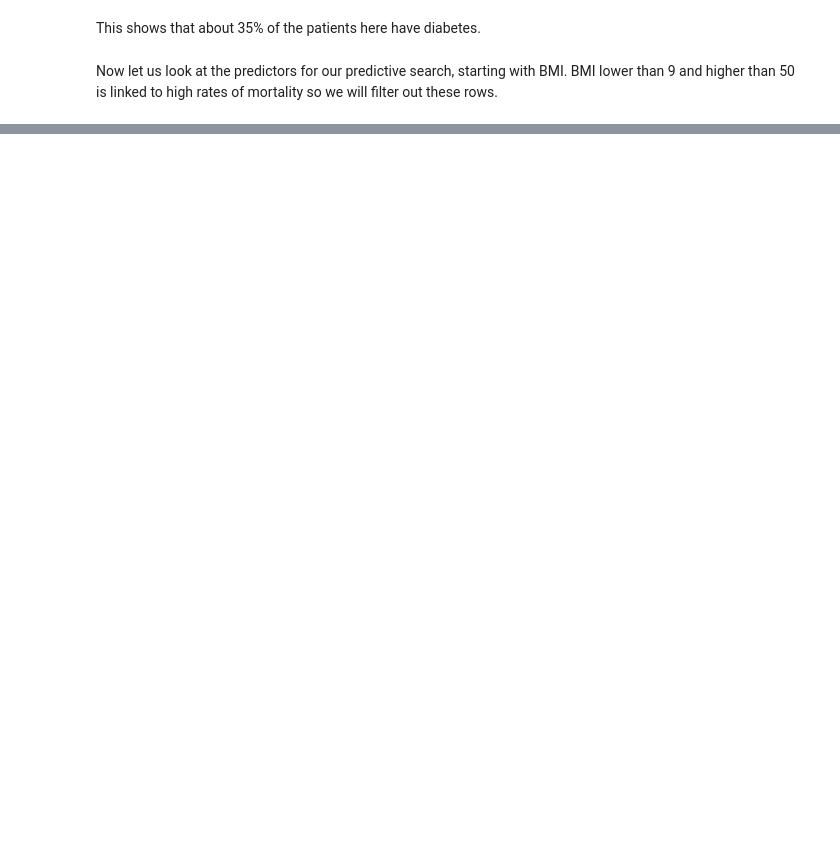
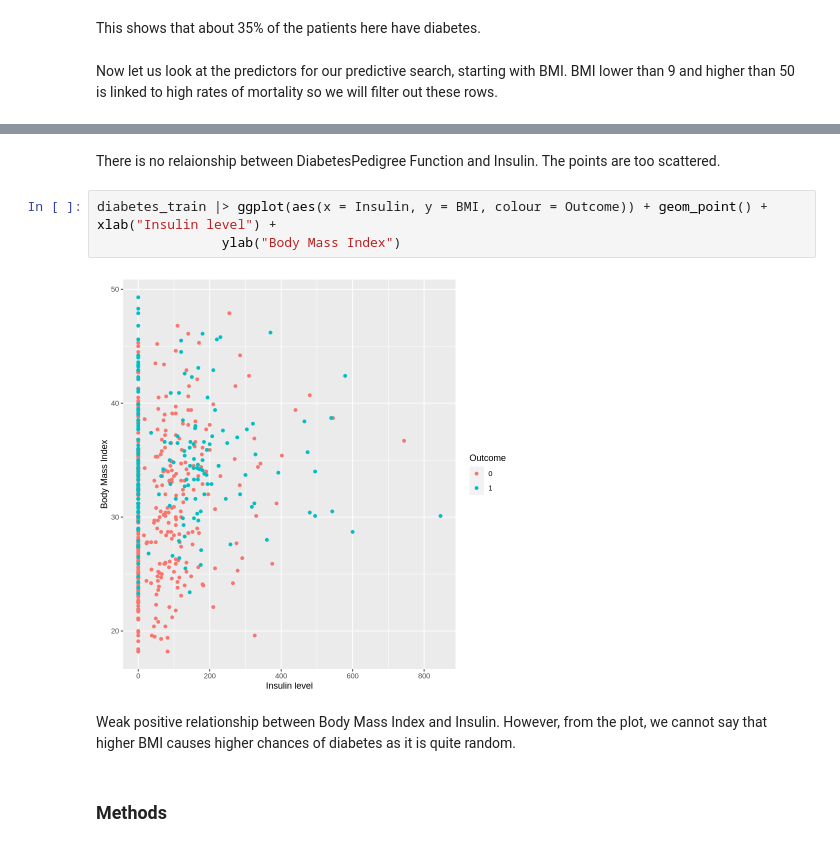
Before and after one commit to anu-raj-16/dsci_100_group_project_2023, a Jupyter notebook: proposal.ipynb, the cells around one changed output, grey strips where cells are left out. Drawn from its saved outputs; the diff is of its cells as text; blank space fills up the shorter version.

```diff
--- a/proposal.ipynb
+++ b/proposal.ipynb
@@ -87,0 +159,11 @@ nrow(diabetes)
+# %% [markdown]
+There is no relaionship between DiabetesPedigree Function and Insulin. The points are too scattered.
+# %%
+diabetes_train |> ggplot(aes(x = Insulin, y = BMI, colour = Outcome)) + geom_point() + xlab("Insulin level") +
+                ylab("Body Mass Index")
+# %% [output]
+[figure, added]
+# %% [markdown]
+Weak positive relationship between Body Mass Index and Insulin. However, from the plot, we cannot say that higher BMI causes higher chances of diabetes as it is quite random.
+# %% [markdown]
+### Methods
```
Also changed, not shown: parts of 20 cells of this notebook.
